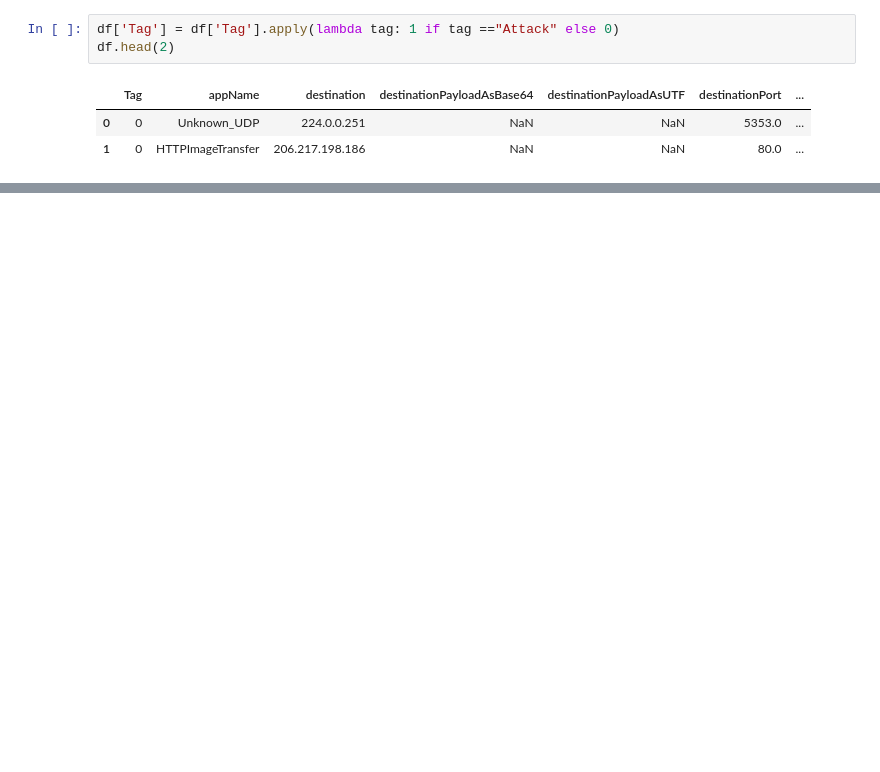
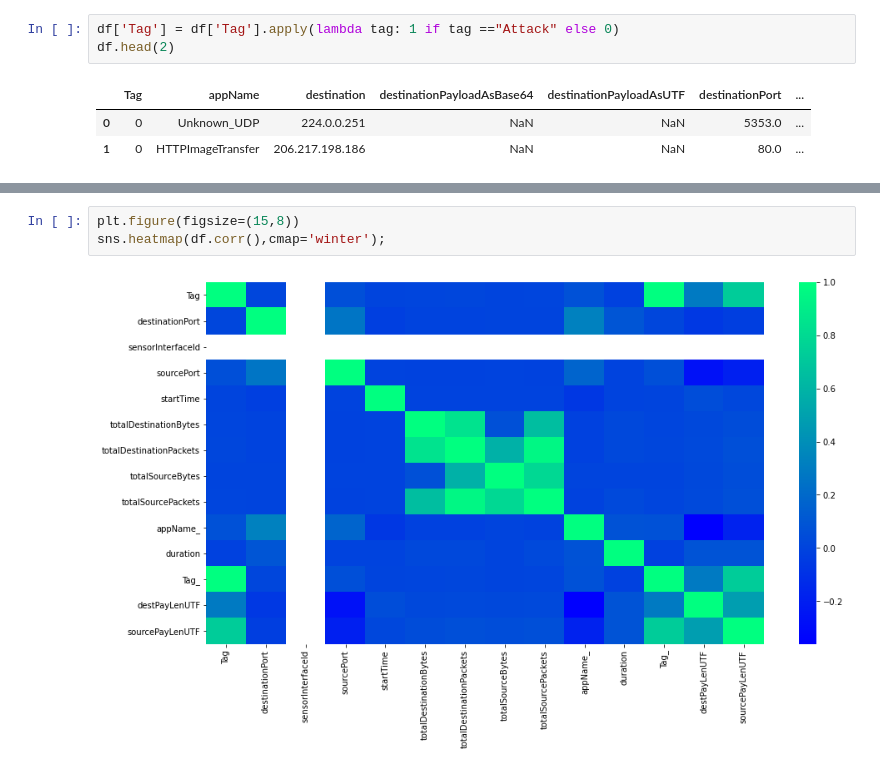
Before and after one commit to Raksh710/Information_Challenge_UMD, a Jupyter notebook: FullData.ipynb, the cells around one changed output, grey strips where cells are left out. Saved outputs shown, nothing was run; the diff lists cells and outputs as text; blank space fills up the shorter version.

```diff
--- a/FullData.ipynb
+++ b/FullData.ipynb
@@ -113,0 +359,5 @@ df[df.payLen.notnull()]
+# %%
+plt.figure(figsize=(15,8))
+sns.heatmap(df.corr(),cmap='winter');
+# %% [output]
+[figure, added]
```
Also changed, not shown: parts of 87 cells of this notebook.
